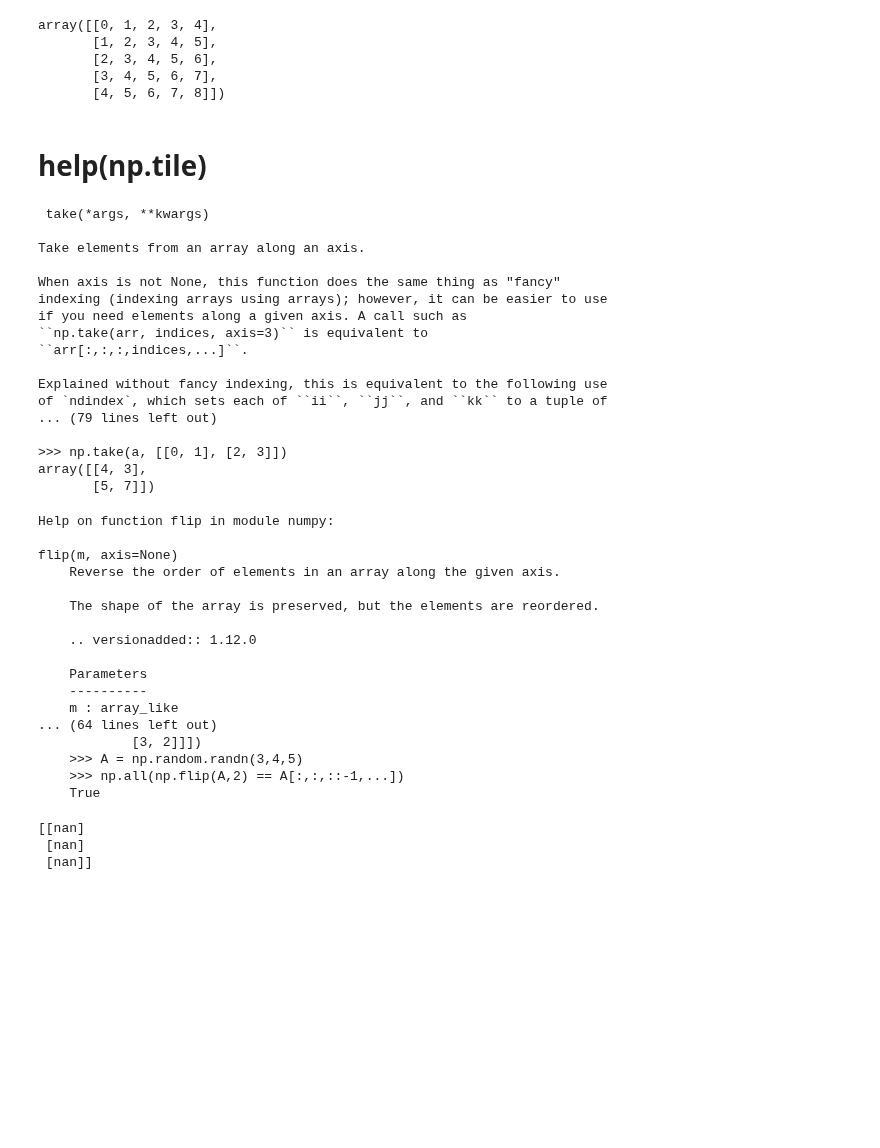
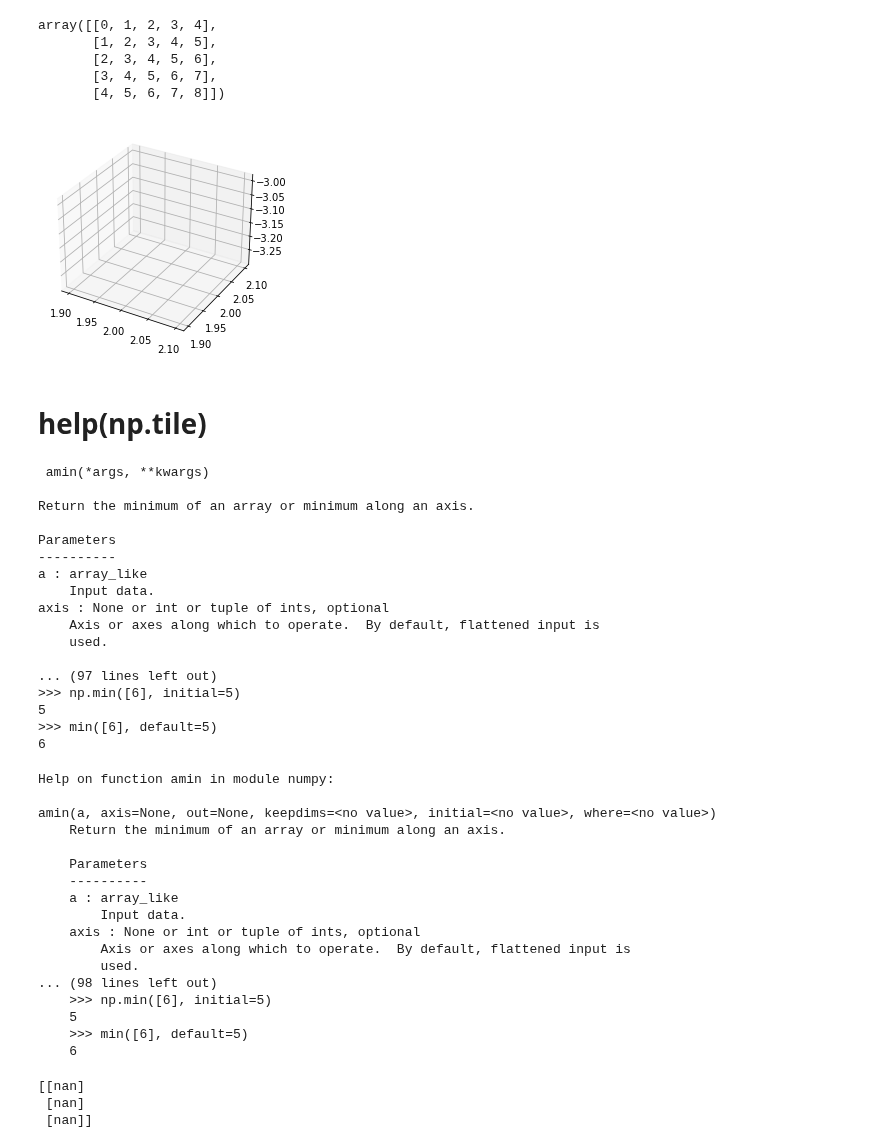
Before and after one commit to robotsorcerer/levelsetpy, a Jupyter notebook: notes/alg_one.ipynb, the cells around one changed output. Saved outputs shown, nothing was run; the diff lists cells and outputs as text; code cells hidden in the pictures; blank space fills up the shorter version.

```diff
--- a/notes/alg_one.ipynb
+++ b/notes/alg_one.ipynb
@@ -600,48 +600,56 @@ array([[0, 1, 2, 3, 4],
        [2, 3, 4, 5, 6],
        [3, 4, 5, 6, 7],
        [4, 5, 6, 7, 8]])
+# %%
+xinit = np.array(([[2, 2, -pi]]))
+# fig = plt.figure(figsize=(12,7))
+ax = plt.axes(projection='3d')
+ax.plot3D([xinit.take(0)], [xinit.take(1)], [xinit.take(2)], linewidth=40) #, c='k', label='$X_{init}$')
+plt.show()
+# %% [output]
+[figure, added]
 # %% [markdown]
 # help(np.tile)
 # %%
-np.info(np.take)
+np.info(np.amin)
 # %% [output]
- take(*args, **kwargs)
+ amin(*args, **kwargs)
 
-Take elements from an array along an axis.
+Return the minimum of an array or minimum along an axis.
 
-When axis is not None, this function does the same thing as "fancy"
-indexing (indexing arrays using arrays); however, it can be easier to use
-if you need elements along a given axis. A call such as
-``np.take(arr, indices, axis=3)`` is equivalent to
-``arr[:,:,:,indices,...]``.
+Parameters
+----------
+a : array_like
+    Input data.
+axis : None or int or tuple of ints, optional
+    Axis or axes along which to operate.  By default, flattened input is
+    used.
 
-Explained without fancy indexing, this is equivalent to the following use
-of `ndindex`, which sets each of ``ii``, ``jj``, and ``kk`` to a tuple of
-... (79 lines left out)
-
->>> np.take(a, [[0, 1], [2, 3]])
-array([[4, 3],
-       [5, 7]])
+... (97 lines left out)
+>>> np.min([6], initial=5)
+5
+>>> min([6], default=5)
+6
 # %%
-help(np.flip)
+help(np.amin)
 # %% [output]
-Help on function flip in module numpy:
+Help on function amin in module numpy:
 
-flip(m, axis=None)
-    Reverse the order of elements in an array along the given axis.
-
-    The shape of the array is preserved, but the elements are reordered.
-
-    .. versionadded:: 1.12.0
+amin(a, axis=None, out=None, keepdims=<no value>, initial=<no value>, where=<no value>)
+    Return the minimum of an array or minimum along an axis.
 
     Parameters
     ----------
-    m : array_like
-... (64 lines left out)
-            [3, 2]]])
-    >>> A = np.random.randn(3,4,5)
-    >>> np.all(np.flip(A,2) == A[:,:,::-1,...])
-    True
+    a : array_like
+        Input data.
+    axis : None or int or tuple of ints, optional
+        Axis or axes along which to operate.  By default, flattened input is
+        used.
+... (98 lines left out)
+    >>> np.min([6], initial=5)
+    5
+    >>> min([6], default=5)
+    6
 # %%
 x = np.ones((3,1))
 x.fill(np.nan)
```
Also changed, not shown: 49 other files.
